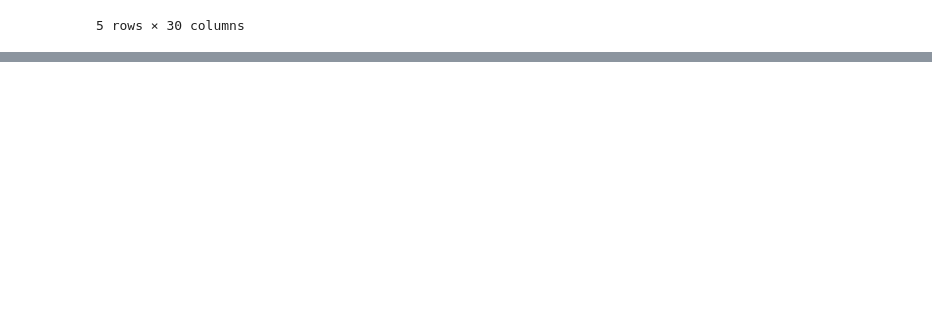
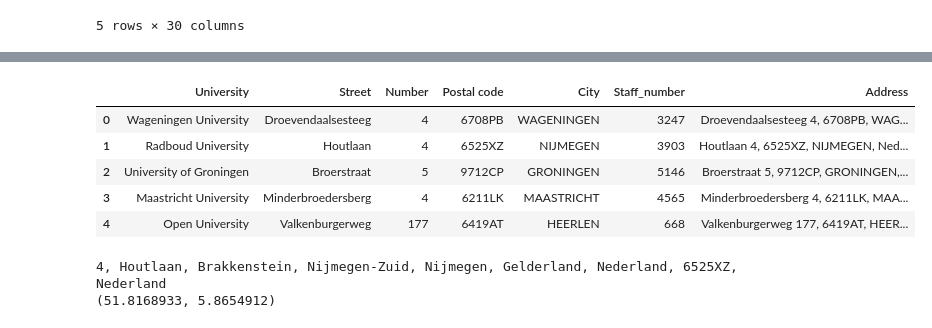
Before and after one commit to escience-academy/workshop_analysis, a Jupyter notebook: viz/Eventbrite_maps.ipynb, the cells around one changed output, grey strips where cells are left out. Drawn from its saved outputs; the diff is of its cells as text; code cells hidden in the pictures; blank space fills up the shorter version.

```diff
--- a/viz/Eventbrite_maps.ipynb
+++ b/viz/Eventbrite_maps.ipynb
@@ -25,0 +57,21 @@ world = gpd.read_file('../data/50m_cultural/ne_50m_admin_0_countries.shp')
+# %%
+# concatenate columns into 1 addres column
+
+universities['Address'] = universities['Street'] + ' ' + universities['Number'].astype(str) + ', ' + universities['Postal code'] + ', ' + universities['City'] + ', Nederland'
+universities.head()
+# %% [output]
+|  | University | Street | Number | Postal code | City | Staff_number | Address |
+| 0 | Wageningen University | Droevendaalsesteeg | 4 | 6708PB | WAGENINGEN | 3247 | Droevendaalsesteeg 4, 6708PB, WAG... |
+| 1 | Radboud University | Houtlaan | 4 | 6525XZ | NIJMEGEN | 3903 | Houtlaan 4, 6525XZ, NIJMEGEN, Ned... |
+| 2 | University of Groningen | Broerstraat | 5 | 9712CP | GRONINGEN | 5146 | Broerstraat 5, 9712CP, GRONINGEN,... |
+| 3 | Maastricht University | Minderbroedersberg | 4 | 6211LK | MAASTRICHT | 4565 | Minderbroedersberg 4, 6211LK, MAA... |
+| 4 | Open University | Valkenburgerweg | 177 | 6419AT | HEERLEN | 668 | Valkenburgerweg 177, 6419AT, HEER... |
+# %%
+from geopy.geocoders import Nominatim
+geolocator = Nominatim(user_agent = 'my-example')
+location = geolocator.geocode("Houtlaan 4, 6525XZ, Nijmegen, Nederland")
+print(location.address)
+print((location.latitude, location.longitude))
+# %% [output]
+4, Houtlaan, Brakkenstein, Nijmegen-Zuid, Nijmegen, Gelderland, Nederland, 6525XZ, Nederland
+(51.8168933, 5.8654912)
```
Also changed, not shown: parts of 11 cells of this notebook.
